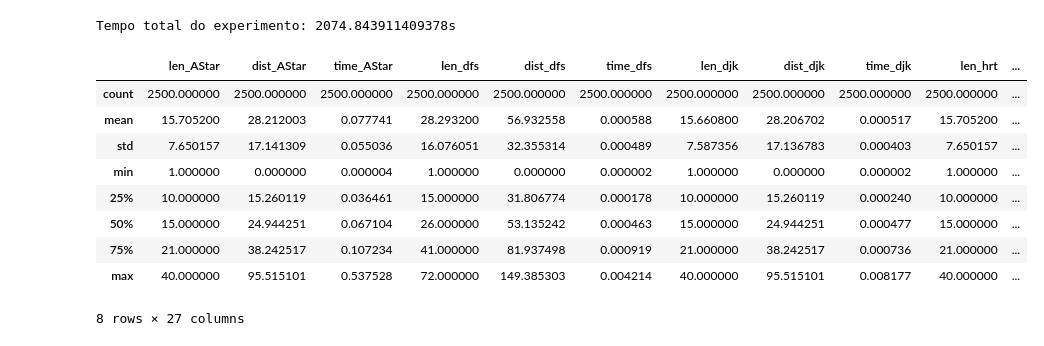
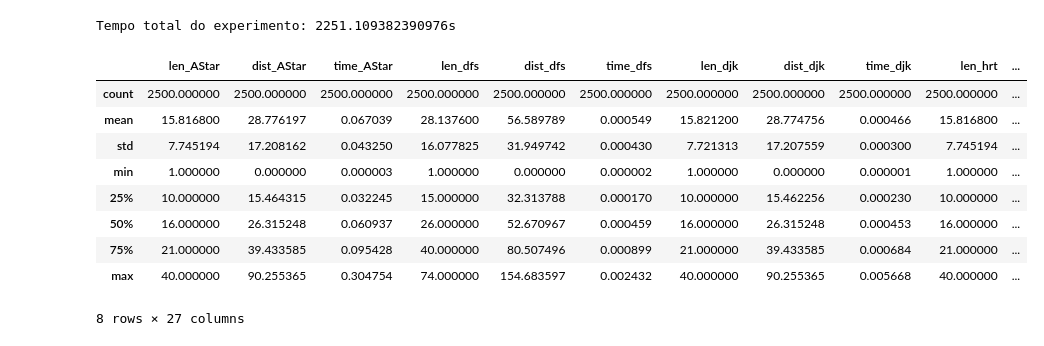
Before and after one commit to arthurhirez/Search_Alg_AI, a Jupyter notebook: Projeto_1_IA.ipynb, the cells around one changed output. Saved outputs shown, nothing was run; the diff lists cells and outputs as text; code cells hidden in the pictures.

```diff
--- a/Projeto_1_IA.ipynb
+++ b/Projeto_1_IA.ipynb
@@ -40,18 +49,21 @@ caminho
 # %%
+# Função Experimento - atenção numero experimentos (n_exp) e repetições (n_rep) caso for testar
+## Tempo total do experimento: 2251s para 2500 experimentos com 5 repetições
+
 teste = Experiment.NewExperiment(Graph= user_interface.G, Dataframe = user_interface.df)
-teste.run_experiment(n_exp=2500, n_rep=4)
+teste.run_experiment(n_exp=2500, n_rep=5)
 
 df_obs = teste.df_result
 df_obs.describe()
 # %% [output]
-Tempo total do experimento: 2074.843911409378s
+Tempo total do experimento: 2251.109382390976s
 |  | len_AStar | dist_AStar | time_AStar | len_dfs | dist_dfs | time_dfs | len_djk | dist_djk | time_djk | len_hrt | ... |
 | count | 2500.000000 | 2500.000000 | 2500.000000 | 2500.000000 | 2500.000000 | 2500.000000 | 2500.000000 | 2500.000000 | 2500.000000 | 2500.000000 | ... |
-| mean | 15.705200 | 28.212003 | 0.077741 | 28.293200 | 56.932558 | 0.000588 | 15.660800 | 28.206702 | 0.000517 | 15.705200 | ... |
-| std | 7.650157 | 17.141309 | 0.055036 | 16.076051 | 32.355314 | 0.000489 | 7.587356 | 17.136783 | 0.000403 | 7.650157 | ... |
-| min | 1.000000 | 0.000000 | 0.000004 | 1.000000 | 0.000000 | 0.000002 | 1.000000 | 0.000000 | 0.000002 | 1.000000 | ... |
-| 25% | 10.000000 | 15.260119 | 0.036461 | 15.000000 | 31.806774 | 0.000178 | 10.000000 | 15.260119 | 0.000240 | 10.000000 | ... |
-| 50% | 15.000000 | 24.944251 | 0.067104 | 26.000000 | 53.135242 | 0.000463 | 15.000000 | 24.944251 | 0.000477 | 15.000000 | ... |
-| 75% | 21.000000 | 38.242517 | 0.107234 | 41.000000 | 81.937498 | 0.000919 | 21.000000 | 38.242517 | 0.000736 | 21.000000 | ... |
-| max | 40.000000 | 95.515101 | 0.537528 | 72.000000 | 149.385303 | 0.004214 | 40.000000 | 95.515101 | 0.008177 | 40.000000 | ... |
+| mean | 15.816800 | 28.776197 | 0.067039 | 28.137600 | 56.589789 | 0.000549 | 15.821200 | 28.774756 | 0.000466 | 15.816800 | ... |
+| std | 7.745194 | 17.208162 | 0.043250 | 16.077825 | 31.949742 | 0.000430 | 7.721313 | 17.207559 | 0.000300 | 7.745194 | ... |
+| min | 1.000000 | 0.000000 | 0.000003 | 1.000000 | 0.000000 | 0.000002 | 1.000000 | 0.000000 | 0.000001 | 1.000000 | ... |
+| 25% | 10.000000 | 15.464315 | 0.032245 | 15.000000 | 32.313788 | 0.000170 | 10.000000 | 15.462256 | 0.000230 | 10.000000 | ... |
+| 50% | 16.000000 | 26.315248 | 0.060937 | 26.000000 | 52.670967 | 0.000459 | 16.000000 | 26.315248 | 0.000453 | 16.000000 | ... |
+| 75% | 21.000000 | 39.433585 | 0.095428 | 40.000000 | 80.507496 | 0.000899 | 21.000000 | 39.433585 | 0.000684 | 21.000000 | ... |
+| max | 40.000000 | 90.255365 | 0.304754 | 74.000000 | 154.683597 | 0.002432 | 40.000000 | 90.255365 | 0.005668 | 40.000000 | ... |
 8 rows × 27 columns
```
Also changed, not shown: parts of 8 cells of this notebook, 1 other file.
